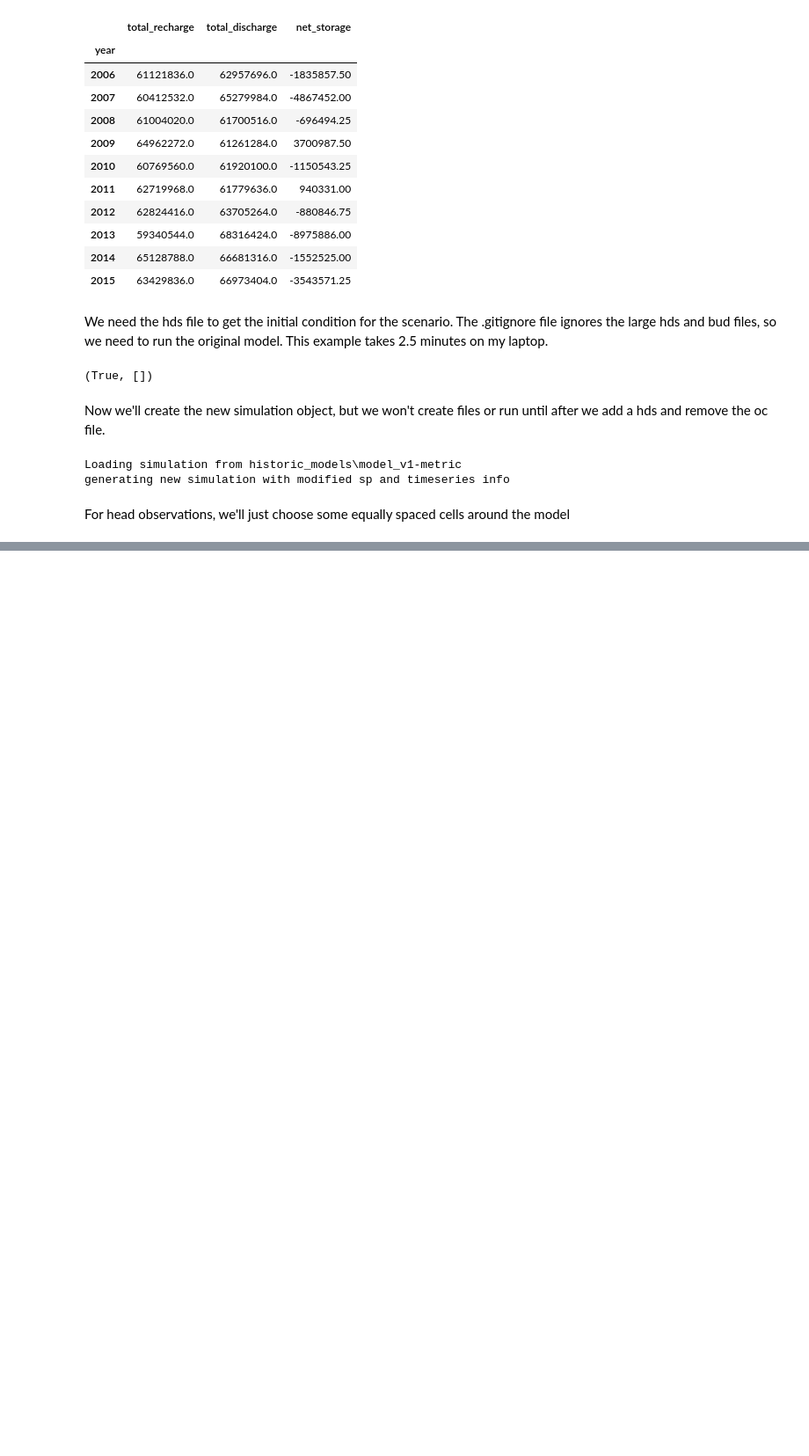
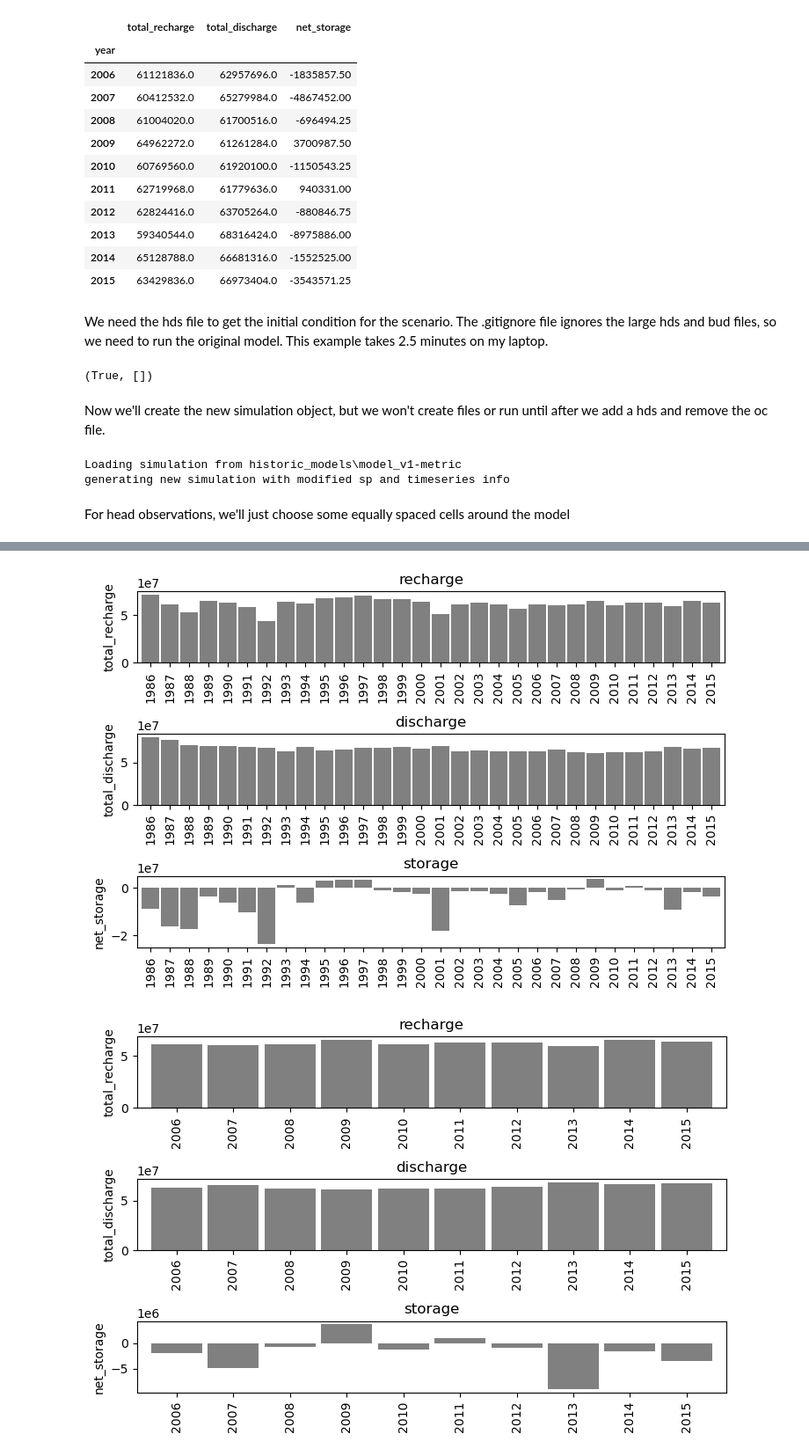
Before and after one commit to shundt/mfmodify, a Jupyter notebook: examples/example-scenario_ensemble.ipynb, the cells around one changed output, grey strips where cells are left out. Shown at 88% size. Cells and saved outputs as stored; diff of their text form; code cells hidden in the pictures; blank space fills up the shorter version.

```diff
--- a/examples/example-scenario_ensemble.ipynb
+++ b/examples/example-scenario_ensemble.ipynb
@@ -36,4 +42,14 @@ def get_spaced_cells(node_cells, ncells):
         .cellid.tolist()
     )
     return spaced_cells
+
+def plot_ann_summary_bars(ann_df, figsize=(7.5, 10)):
+    fig, axes = plt.subplots(ann_df.shape[1],1,figsize=figsize)
+    for colname, ax in zip(ann_df.columns, axes):
+        ann_df.loc[:, colname].plot(ax=ax, kind='bar', width=0.9, color='grey')
+        ax.set_xlabel('')
+        ax.set_ylabel(colname)
+        ax.set_title(colname.split('_')[-1])
+    fig.tight_layout()
+    return fig
 # %% [markdown]
@@ -111,0 +178,4 @@ obs_cells = get_spaced_cells(cells_df, 6)
+# %%
+# load the annual budget summary from list file (using helper function)
+ann_scen_orig =annual_summary_from_gwf(gwf_orig)
+ann_scen_orig.tail()
@@ -111,0 +190,7 @@ obs_cells = get_spaced_cells(cells_df, 6)
+# %%
+# plot for entire and final years
+fig = plot_ann_summary_bars(ann_scen_orig, figsize=(7.5, 5))
+fig = plot_ann_summary_bars(ann_scen_orig.iloc[-n_years:, :], figsize=(7.5, 5))
+# %% [output]
+[figure, added]
+[figure, added]
```
Also changed, not shown: parts of 24 cells of this notebook, 3 other files.
